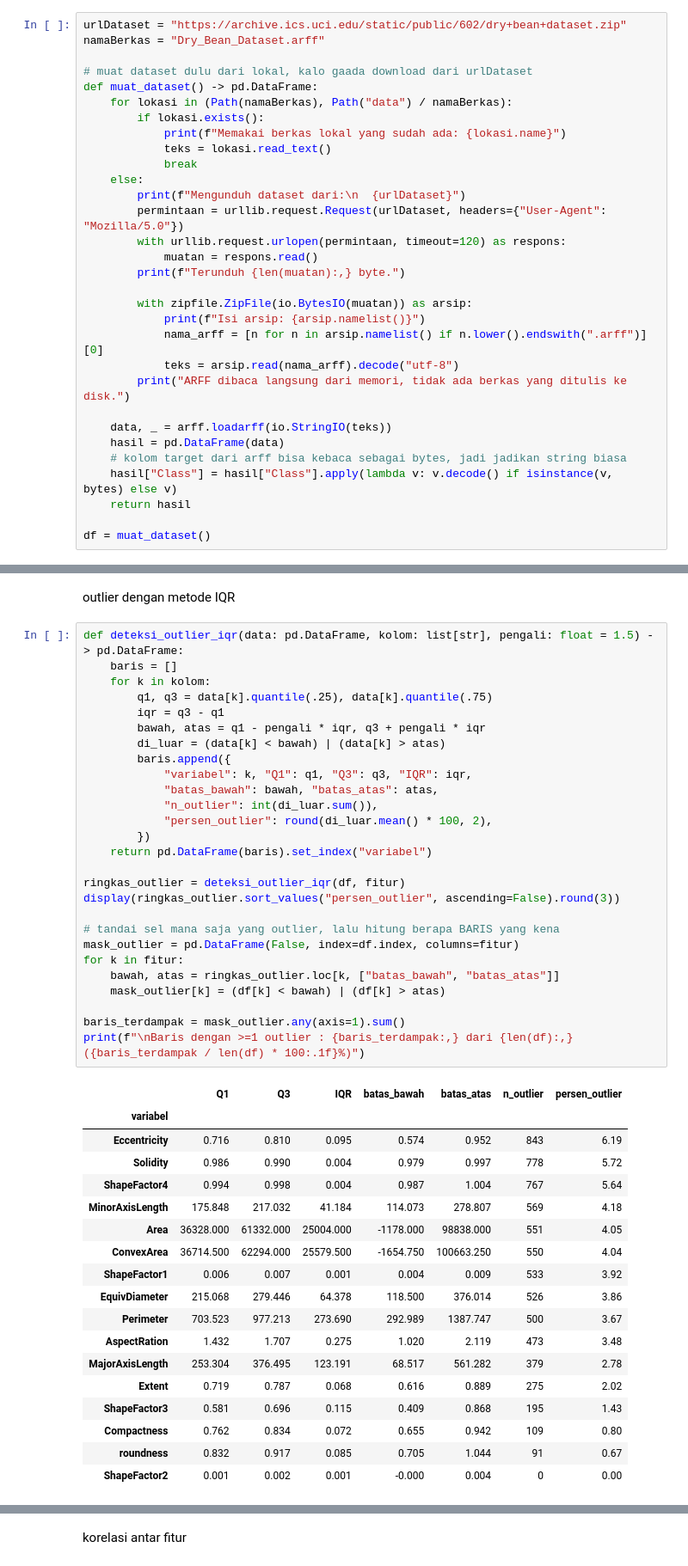
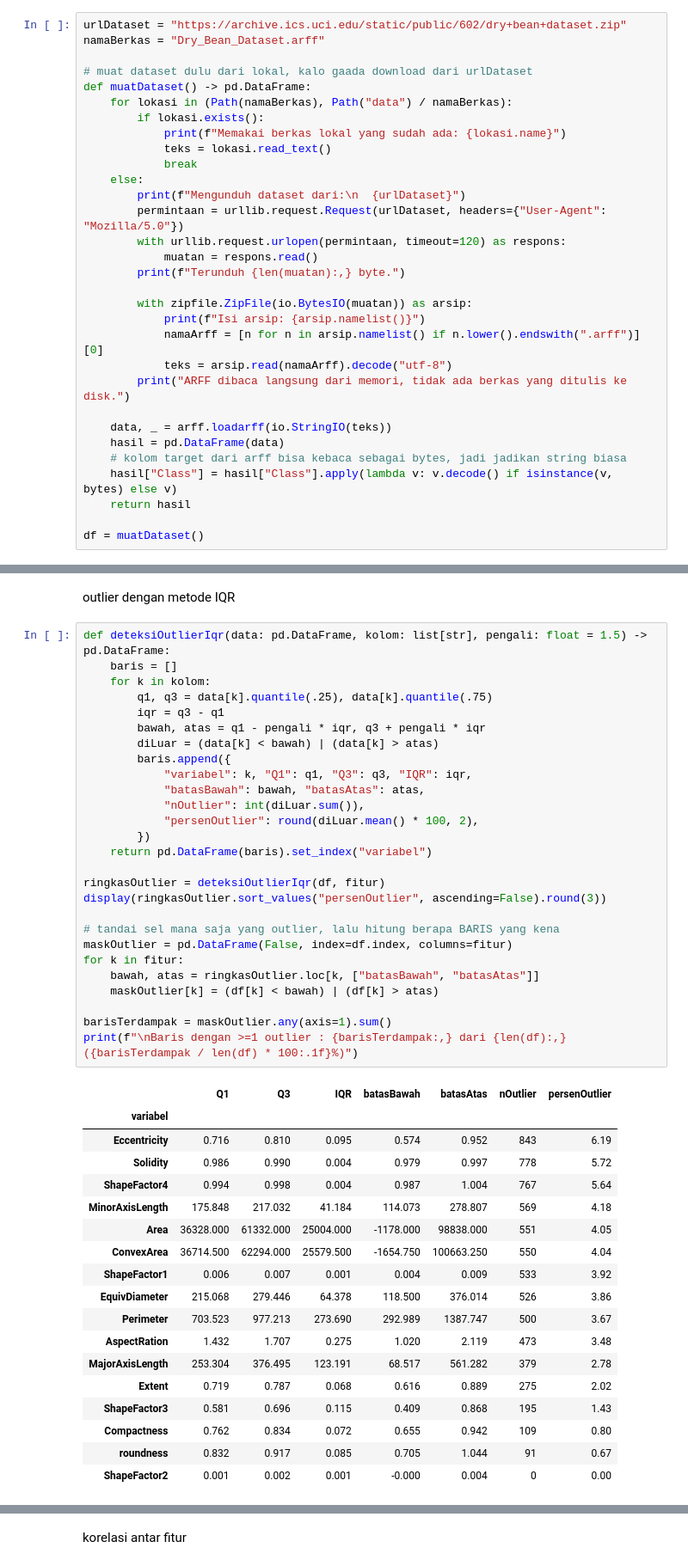
Before and after one commit to citylighxts/dry-bean-supervised-learning, a Jupyter notebook: dry_bean_supervised_learning.ipynb, the cells around one changed output, grey strips where cells are left out. Shown at 86% size. Drawn from its saved outputs; the diff is of its cells as text.

Commit message:
ganti semua nama variabel, fungsi, dan kolom jadi camelCase

```diff
--- a/dry_bean_supervised_learning.ipynb
+++ b/dry_bean_supervised_learning.ipynb
@@ -113,7 +113,7 @@ urlDataset = "https://archive.ics.uci.edu/static/public/602/dry+bean+dataset.zip
 namaBerkas = "Dry_Bean_Dataset.arff"
 
 # muat dataset dulu dari lokal, kalo gaada download dari urlDataset
-def muat_dataset() -> pd.DataFrame:
+def muatDataset() -> pd.DataFrame:
     for lokasi in (Path(namaBerkas), Path("data") / namaBerkas):
         if lokasi.exists():
             print(f"Memakai berkas lokal yang sudah ada: {lokasi.name}")
@@ -128,8 +128,8 @@ def muat_dataset() -> pd.DataFrame:
 
         with zipfile.ZipFile(io.BytesIO(muatan)) as arsip:
             print(f"Isi arsip: {arsip.namelist()}")
-            nama_arff = [n for n in arsip.namelist() if n.lower().endswith(".arff")][0]
-            teks = arsip.read(nama_arff).decode("utf-8")
+            namaArff = [n for n in arsip.namelist() if n.lower().endswith(".arff")][0]
+            teks = arsip.read(namaArff).decode("utf-8")
         print("ARFF dibaca langsung dari memori, tidak ada berkas yang ditulis ke disk.")
 
     data, _ = arff.loadarff(io.StringIO(teks))
@@ -138,7 +138,7 @@ def muat_dataset() -> pd.DataFrame:
     hasil["Class"] = hasil["Class"].apply(lambda v: v.decode() if isinstance(v, bytes) else v)
     return hasil
 
-df = muat_dataset()
+df = muatDataset()
 # %% [output]
 Mengunduh dataset dari:
   https://archive.ics.uci.edu/static/public/602/dry+bean+dataset.zip
@@ -317,34 +317,34 @@ histogram mengonfirmasi hasil `describe()` tadi. banyak fitur punya lebih dari s
 # %% [markdown]
 outlier dengan metode IQR
 # %%
-def deteksi_outlier_iqr(data: pd.DataFrame, kolom: list[str], pengali: float = 1.5) -> pd.DataFrame:
+def deteksiOutlierIqr(data: pd.DataFrame, kolom: list[str], pengali: float = 1.5) -> pd.DataFrame:
     baris = []
     for k in kolom:
         q1, q3 = data[k].quantile(.25), data[k].quantile(.75)
         iqr = q3 - q1
         bawah, atas = q1 - pengali * iqr, q3 + pengali * iqr
-        di_luar = (data[k] < bawah) | (data[k] > atas)
+        diLuar = (data[k] < bawah) | (data[k] > atas)
         baris.append({
             "variabel": k, "Q1": q1, "Q3": q3, "IQR": iqr,
-            "batas_bawah": bawah, "batas_atas": atas,
-            "n_outlier": int(di_luar.sum()),
-            "persen_outlier": round(di_luar.mean() * 100, 2),
+            "batasBawah": bawah, "batasAtas": atas,
+            "nOutlier": int(diLuar.sum()),
+            "persenOutlier": round(diLuar.mean() * 100, 2),
         })
     return pd.DataFrame(baris).set_index("variabel")
 
-ringkas_outlier = deteksi_outlier_iqr(df, fitur)
-display(ringkas_outlier.sort_values("persen_outlier", ascending=False).round(3))
+ringkasOutlier = deteksiOutlierIqr(df, fitur)
+display(ringkasOutlier.sort_values("persenOutlier", ascending=False).round(3))
 
 # tandai sel mana saja yang outlier, lalu hitung berapa BARIS yang kena
-mask_outlier = pd.DataFrame(False, index=df.index, columns=fitur)
+maskOutlier = pd.DataFrame(False, index=df.index, columns=fitur)
 for k in fitur:
-    bawah, atas = ringkas_outlier.loc[k, ["batas_bawah", "batas_atas"]]
-    mask_outlier[k] = (df[k] < bawah) | (df[k] > atas)
+    bawah, atas = ringkasOutlier.loc[k, ["batasBawah", "batasAtas"]]
+    maskOutlier[k] = (df[k] < bawah) | (df[k] > atas)
 
-baris_terdampak = mask_outlier.any(axis=1).sum()
-print(f"\nBaris dengan >=1 outlier : {baris_terdampak:,} dari {len(df):,} ({baris_terdampak / len(df) * 100:.1f}%)")
+barisTerdampak = maskOutlier.any(axis=1).sum()
+print(f"\nBaris dengan >=1 outlier : {barisTerdampak:,} dari {len(df):,} ({barisTerdampak / len(df) * 100:.1f}%)")
 # %% [output]
-|  | Q1 | Q3 | IQR | batas_bawah | batas_atas | n_outlier | persen_outlier |
+|  | Q1 | Q3 | IQR | batasBawah | batasAtas | nOutlier | persenOutlier |
 | variabel |  |  |  |  |  |  |  |
 | Eccentricity | 0.716 | 0.810 | 0.095 | 0.574 | 0.952 | 843 | 6.19 |
 | Solidity | 0.986 | 0.990 | 0.004 | 0.979 | 0.997 | 778 | 5.72 |
```
Also changed, not shown: parts of 36 cells of this notebook.
